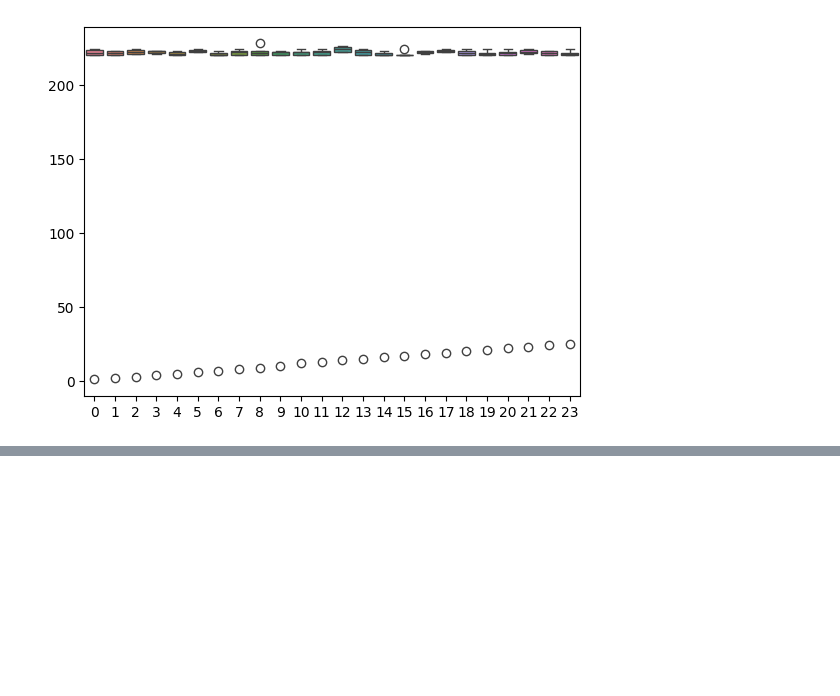
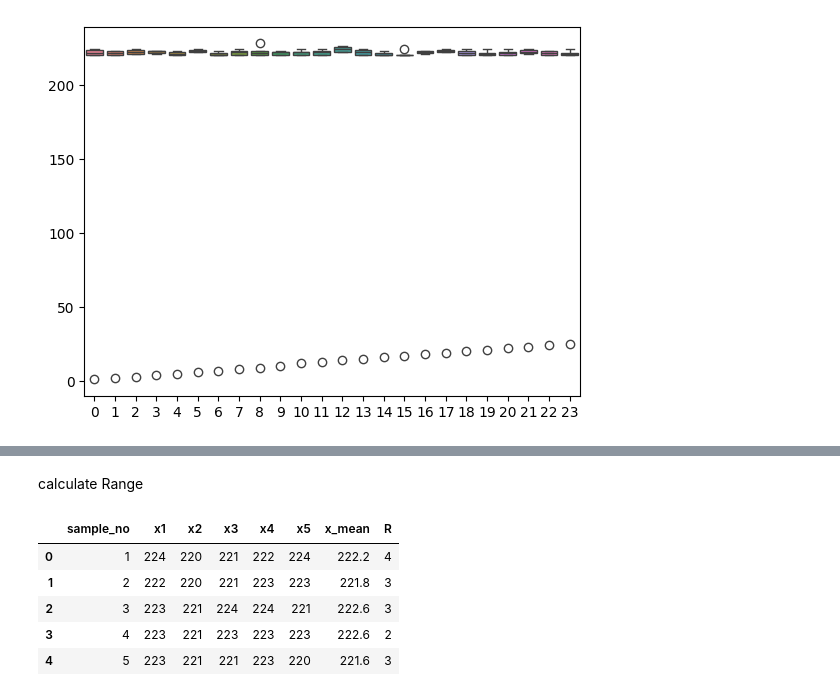
Before and after one commit to fbaezcalderon/winter25_control_charts, a Jupyter notebook: control_chart.ipynb, the cells around one changed output, grey strips where cells are left out. Saved outputs shown, nothing was run; the diff lists cells and outputs as text; code cells hidden in the pictures; blank space fills up the shorter version.

Commit message:
mean and range

```diff
--- a/control_chart.ipynb
+++ b/control_chart.ipynb
@@ -94,0 +108,3 @@ sns.boxplot(t_df)
+# %%
+observations_labels =  [column for column in data_df.columns if column.startswith('x') and column[1]!='_'  ]
+observations_labels
@@ -94,0 +115,3 @@ sns.boxplot(t_df)
+# %%
+data_df['x_mean'] =  data_df.loc[:,observations_labels].mean(axis=1)
+data_df.head()
@@ -94,0 +125,12 @@ sns.boxplot(t_df)
+# %% [markdown]
+calculate Range
+# %%
+data_df['R']= data_df.loc[:,observations_labels].max(axis=1) - data_df.loc[:,observations_labels].min(axis=1)
+data_df.head()
+# %% [output]
+|  | sample_no | x1 | x2 | x3 | x4 | x5 | x_mean | R |
+| 0 | 1 | 224 | 220 | 221 | 222 | 224 | 222.2 | 4 |
+| 1 | 2 | 222 | 220 | 221 | 223 | 223 | 221.8 | 3 |
+| 2 | 3 | 223 | 221 | 224 | 224 | 221 | 222.6 | 3 |
+| 3 | 4 | 223 | 221 | 223 | 223 | 223 | 222.6 | 2 |
+| 4 | 5 | 223 | 221 | 221 | 223 | 220 | 221.6 | 3 |
```
Also changed, not shown: parts of 7 cells of this notebook.
